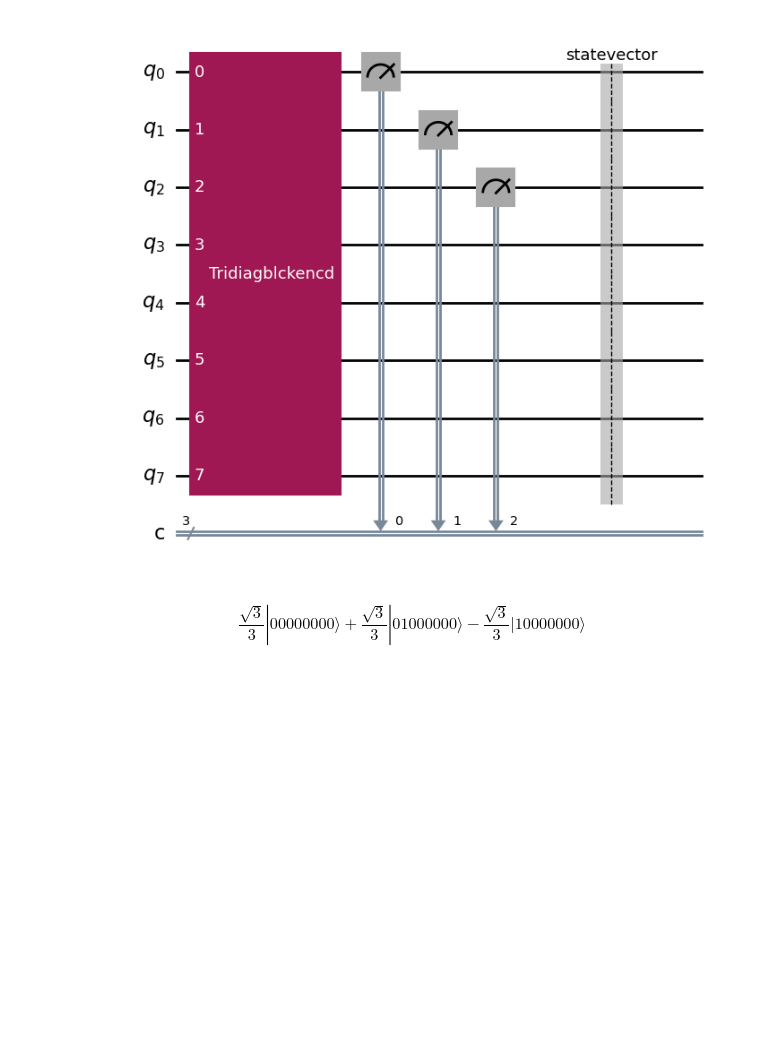
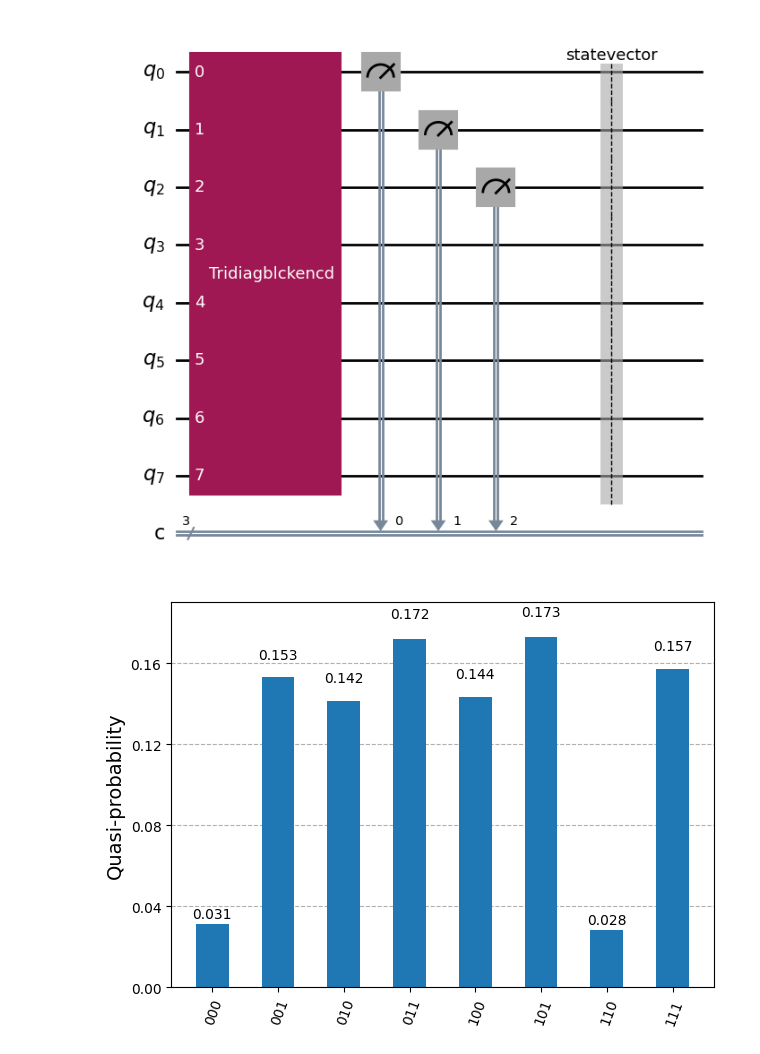
Before and after one commit to Nihar-Shah2001/Quantum_Computing_Notes, a Jupyter notebook: Notes/codes/blockencoding.ipynb, the cells around one changed output. Cells and saved outputs as stored; diff of their text form; code cells hidden in the pictures; blank space fills up the shorter version.

```diff
--- a/Notes/codes/blockencoding.ipynb
+++ b/Notes/codes/blockencoding.ipynb
@@ -57,9 +57,9 @@ def TridiagonalBlockEncoding(circuit, A):
 
     #OA circuit
     OA = QuantumCircuit(n+m+1,name="OA")
-    theta0=2*np.arccos(alpha-1)
-    theta1=2*np.arccos(beta)
-    theta2=2*np.arccos(gamma)
+    theta0=2*np.arccos(tridiag_A[0,0]-1)
+    theta1=2*np.arccos(tridiag_A[1,0])
+    theta2=2*np.arccos(tridiag_A[0,1])
 
     OA.append(qulib.RYGate(theta0).control(2,ctrl_state="00"),[2,1,0])
     OA.append(qulib.RYGate(theta1).control(2,ctrl_state="01"),[2,1,0])
@@ -115,8 +115,10 @@ circuit.draw('mpl')
 # %% [output]
 [figure]
 # %%
-result = backend.run(transpile(circuit,backend,optimization_level=3)).result()
-psi = result.get_statevector()
-psi.draw("latex")
+result = backend.run(transpile(circuit,backend,optimization_level=3),shots=1024).result()
+#psi = result.get_statevector()
+counts = result.get_counts()
+plot_distribution(counts)
+#display(psi.draw("latex"))
 # %% [output]
-$$\frac{\sqrt{3}}{3} |00000000\rangle+\frac{\sqrt{3}}{3} |01000000\rangle- \frac{\sqrt{3}}{3} |10000000\rangle$$
+[figure, added]
```
Also changed, not shown: parts of 1 cell of this notebook, 32 other files.
